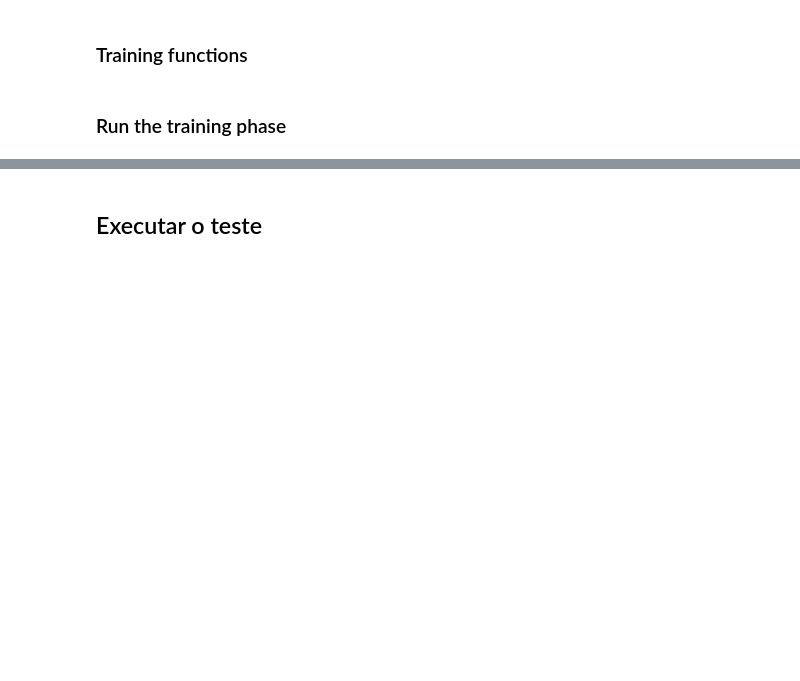
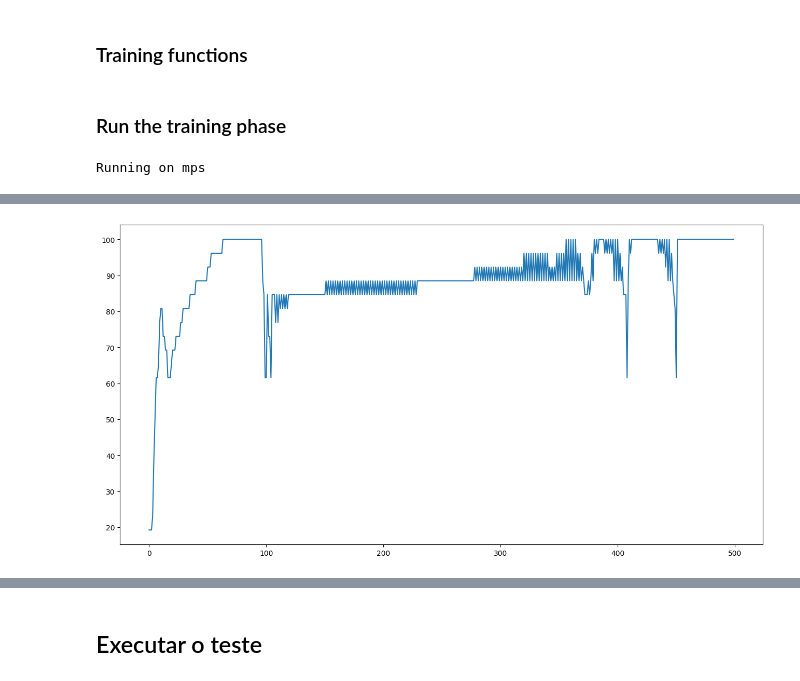
Before and after one commit to nicholasbarbosa/inf692, a Jupyter notebook: atividade-curta-4/atividade-curta-4.ipynb, the cells around one changed output, grey strips where cells are left out. Drawn from its saved outputs; the diff is of its cells as text; code cells hidden in the pictures; blank space fills up the shorter version.

```diff
--- a/atividade-curta-4/atividade-curta-4.ipynb
+++ b/atividade-curta-4/atividade-curta-4.ipynb
@@ -55,42 +69,52 @@ dataset['class_labels'] = [iris.target_names[0], iris.target_names[1], iris.targ
 # %%
 #define ANN architecture as a Torch NN Module
 class ANN(nn.Module):
+    # define a arquitetura da rede neural
     def __init__(self, num_classes=3):
         super().__init__()
-        self.lin1 = nn.Linear(4, 10)
-        self.act1 = nn.ReLU()
-        self.lin2 = nn.Linear(10, 20)
-        self.act2 = nn.ReLU()
-        self.lin3 = nn.Linear(20, num_classes)
+        self.lin1 = nn.Linear(4, 8)  # 4 neuronios de entrada e 8 neuronios na primeira camada oculta
+        self.act1 = nn.ELU() # camada de ativacao para a saida da primeira camada oculta
+        self.lin2 = nn.Linear(8, 8) # 8 neuronios da primeira camada oculta e 8 neuronios na segunda camada oculta
+        self.act2 = nn.ELU() # camada de ativacao para a saida da segunda camada oculta
+        self.lin3 = nn.Linear(8, 8) # 8 neuronios da segunda camada oculta e 8 neuronios na terceira camada oculta
+        self.act3 = nn.ELU() # camada de ativacao para a saida da terceira camada oculta
+        self.lin4 = nn.Linear(8, num_classes) # 8 neuronios da terceira camada e 3 saídas, que é a classe prevista pelo modelo
 
     def forward(self, x, debug=False):
         if debug : print(f'Shape de entrada: {x.shape}')
-        x = self.lin1(x)
+        x = self.lin1(x) # somatorio(w_i*x_i) + b --> 8 neuronios de saida
         if debug : print(f'Shape de entrada: {x.shape}')
-        x = self.act1(x)
+        x = self.act1(x) # ativa a saida de cada neuronio da primeira camada oculta - a saida eh ELU(somatorio(w_i*x_i) + b)
         if debug : print(f'Shape de entrada: {x.shape}')
-        x = self.lin2(x)
+        x = self.lin2(x) # somatorio(w_i*x_i) + b --> 8 neuronios de saida, sendo x_i a saida de cada neuronio da primeira camada oculta
         if debug : print(f'Shape de entrada: {x.shape}')
-        x = self.act2(x)
+        x = self.act2(x) # ativa a saida de cada neuronio da segunda camada oculta - a saida eh ELU(somatorio(w_i*x_i) + b)
         if debug : print(f'Shape de entrada: {x.shape}')
-        y = self.lin3(x)
+        x = self.lin3(x) # somatorio(w_i*x_i) + b --> 8 neuronios de saida, sendo x_i a saida de cada neuronio da segunda camada oculta
+        if debug : print(f'Shape de entrada: {x.shape}')
+        x = self.act3(x) # ativa a saida de cada neuronio da terceira camada oculta - a saida eh ELU(somatorio(w_i*x_i) + b)
+        if debug : print(f'Shape de entrada: {x.shape}')
+        y = self.lin4(x) # somatorio(w_i*x_i) + b --> 3 neuronios de saida, sendo x_i a saida de cada neuronio da terceira camada oculta. Cada neuronio de saida representa a pontuacao para cada classe
         if debug : print(f'Shape de entrada: {y.shape}')
         return y
 # %% [markdown]
 ### Model analysis
 # %%
-if torch.cuda.is_available():
+if torch.backends.mps.is_available():
+    my_device = torch.device("mps")
+elif torch.cuda.is_available():
     my_device = torch.device("cuda:0")
 else:
     my_device = torch.device("cpu")
 
 print(f"Running on {my_device.type}.")
 
-net = ANN( num_classes=3 )
-#net = ANN()
+net = ANN( num_classes=3 ) # instancia a rede neural
 
+# move o modelo para o dispositivo selecionado (GPU ou CPU)
 net = net.to(my_device)
 
+# resumo do modelo
 a = torch.rand( (1, 4) )
 a = a.to(my_device)
 b = net( a , debug=True)
@@ -250,16 +374,21 @@ def plot_layers ( net , writer, epoch ) :
 # %% [markdown]
 ### Run the training phase
 # %%
-if torch.cuda.is_available():
+# atualizacao dos pesos a cada epoca
+if torch.backends.mps.is_available():
+    my_device = torch.device("mps")
+elif torch.cuda.is_available():
     my_device = torch.device("cuda:0")
 else:
     my_device = torch.device("cpu")
 
 print(f"Running on {my_device.type}")
 
+# definicao dos hiperparametros e nome do modelo para salvar os logs no tensorboard
 dataset_name = 'Iris'
 epochs = 500
-lr = 5e-1
+#lr = 15e-2
+lr = 5e-2
 lambda_reg = 1e-5
 prefix = 'ANN-{}-e-{}-lr-{}'.format(dataset_name, epochs, lr)
 
@@ -267,3 +396,5 @@ net = train( dataset=dataset, epochs=epochs, device=my_device,
             upper_bound=101.0, lr=lr, lambda_reg=lambda_reg,
             layers2tensorboard=True, save=False, prefix=prefix
            )
+# %% [output]
+Running on mps
@@ -269,0 +414 @@ net = train( dataset=dataset, epochs=epochs, device=my_device,
+[figure, added]
```
Also changed, not shown: parts of 13 cells of this notebook.
